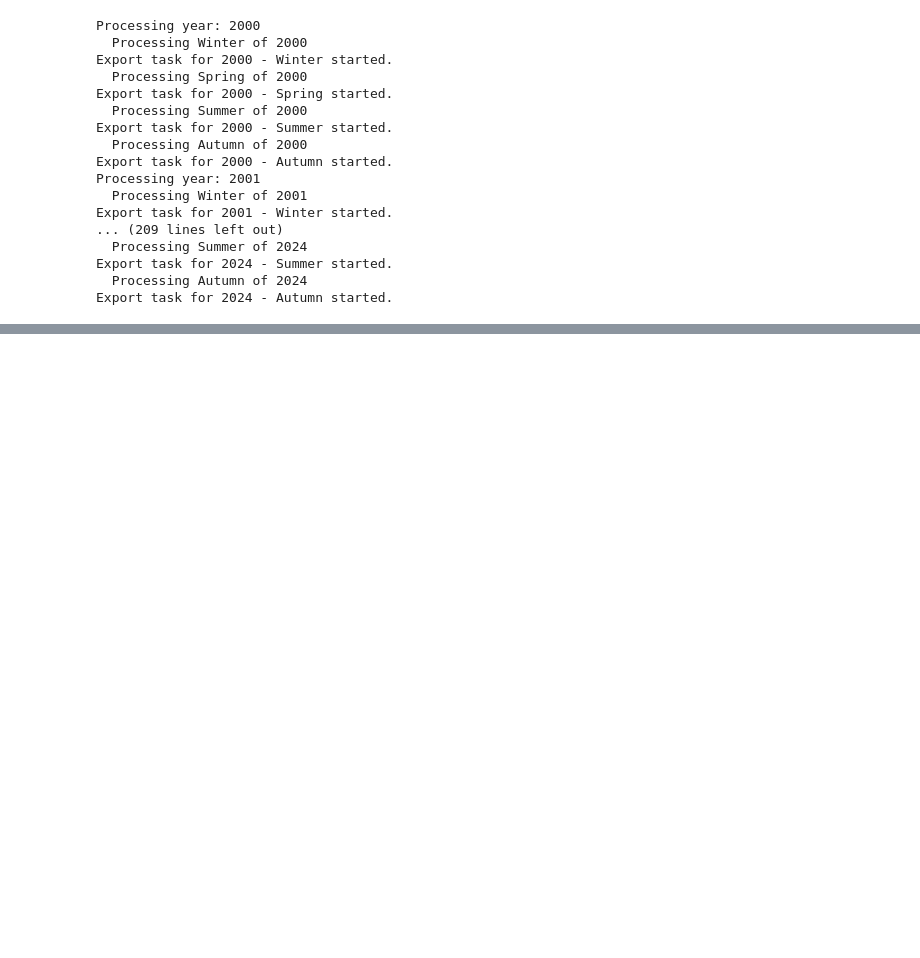
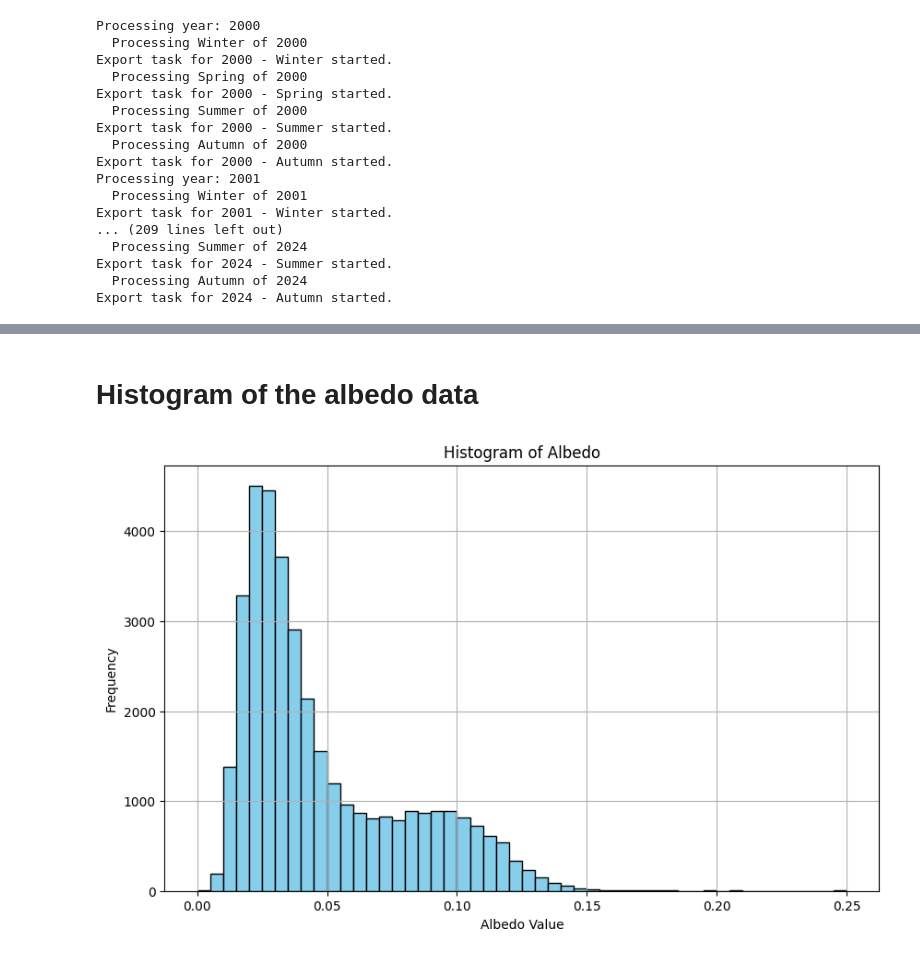
Before and after one commit to melkatewabe10/Machine-learning_LST-Estimation-, a Jupyter notebook: ALB.ipynb, the cells around one changed output, grey strips where cells are left out. Drawn from its saved outputs; the diff is of its cells as text; code cells hidden in the pictures; blank space fills up the shorter version.

```diff
--- a/ALB.ipynb
+++ b/ALB.ipynb
@@ -228,0 +159,16 @@ transform: | 1000.00, 0.00, 118000.00|
+# %% [markdown]
+# Histogram of the albedo data
+# %%
+# prompt: histogram
+
+import matplotlib.pyplot as plt
+# Create a histogram of the albedo data
+plt.figure(figsize=(10, 6))
+plt.hist(ndvi_masked.compressed(), bins=50, color='skyblue', edgecolor='black')  # Use compressed() for masked arrays
+plt.xlabel('Albedo Value')
+plt.ylabel('Frequency')
+plt.title('Histogram of Albedo')
+plt.grid(True)
+plt.show()
+# %% [output]
+[figure, added]
```
Also changed, not shown: parts of 6 cells of this notebook.
